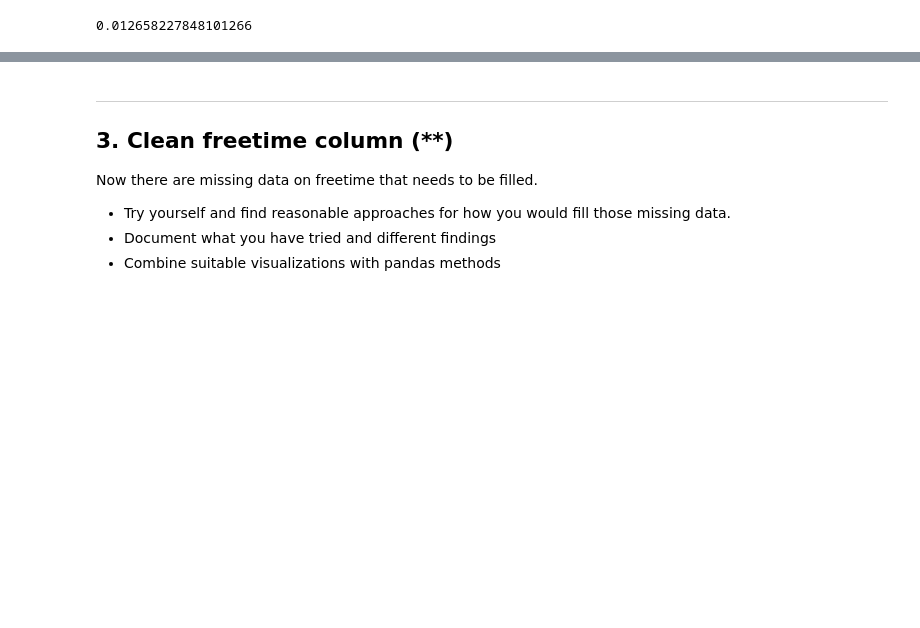
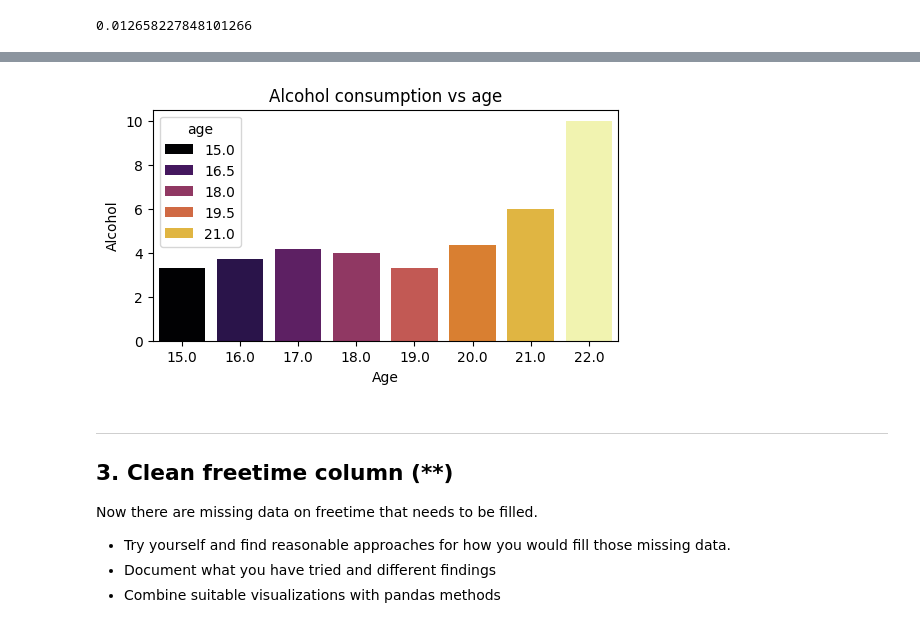
Before and after one commit to Cederlid/databehandling, a Jupyter notebook: exercises/E2_missing_aggregation.ipynb, the cells around one changed output, grey strips where cells are left out. Saved outputs shown, nothing was run; the diff lists cells and outputs as text; code cells hidden in the pictures; blank space fills up the shorter version.

```diff
--- a/exercises/E2_missing_aggregation.ipynb
+++ b/exercises/E2_missing_aggregation.ipynb
@@ -310,0 +387,5 @@ g)
+# %%
+# f
+
+student_df["Alcohol"] = student_df["Walc"] + student_df["Dalc"]
+student_df
@@ -311,3 +406,15 @@ g)
+# %%
+# g
+
+alcohol_by_age = student_df.groupby("age")["Alcohol"].mean().reset_index()
+
+plt.figure(figsize=(6, 3))
+sns.barplot(data=alcohol_by_age, x="age", y="Alcohol", hue="age", palette="inferno")
+plt.xlabel("Age")
+plt.title("Alcohol consumption vs age")
+plt.show()
+# %% [output]
+[figure, added]
 # %% [markdown]
 ---
 ## 3. Clean freetime column (**)
```
Also changed, not shown: parts of 8 cells of this notebook, 1 other file.
